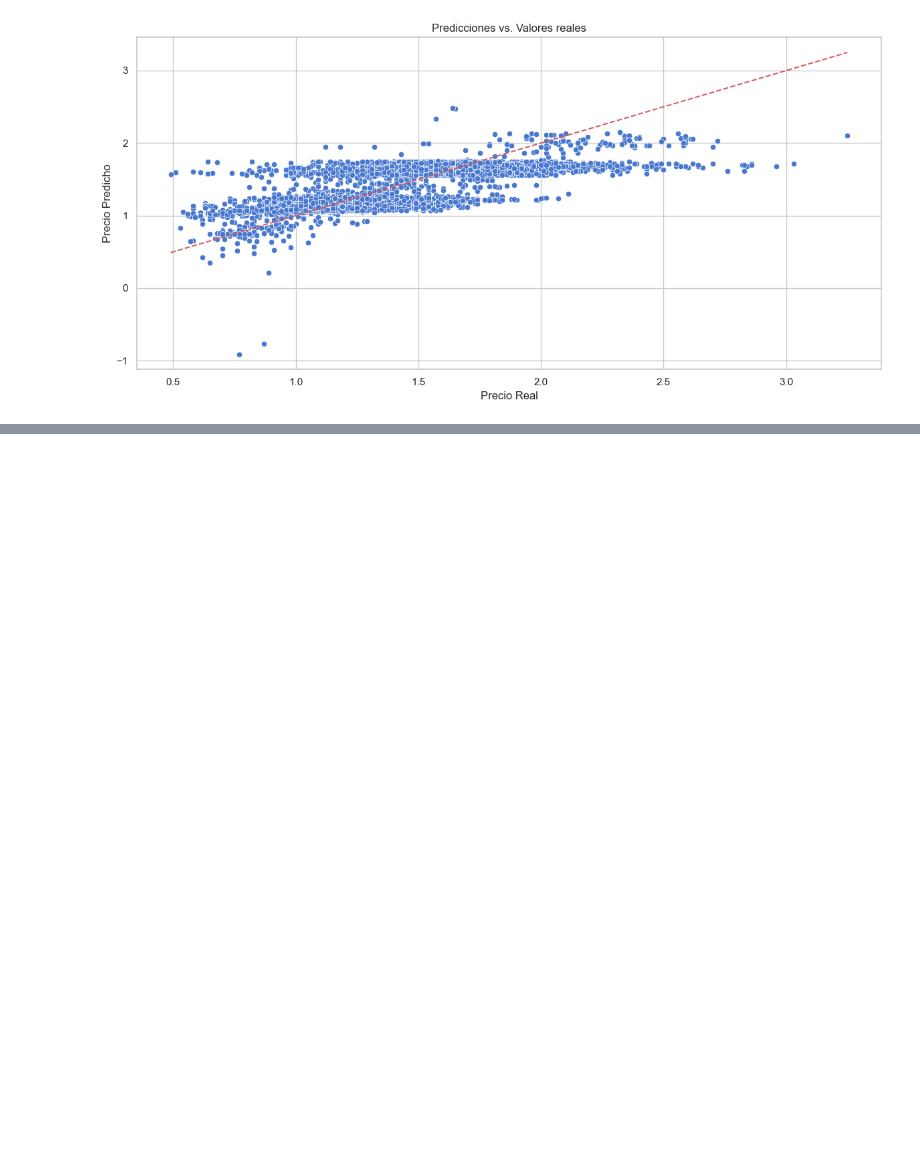
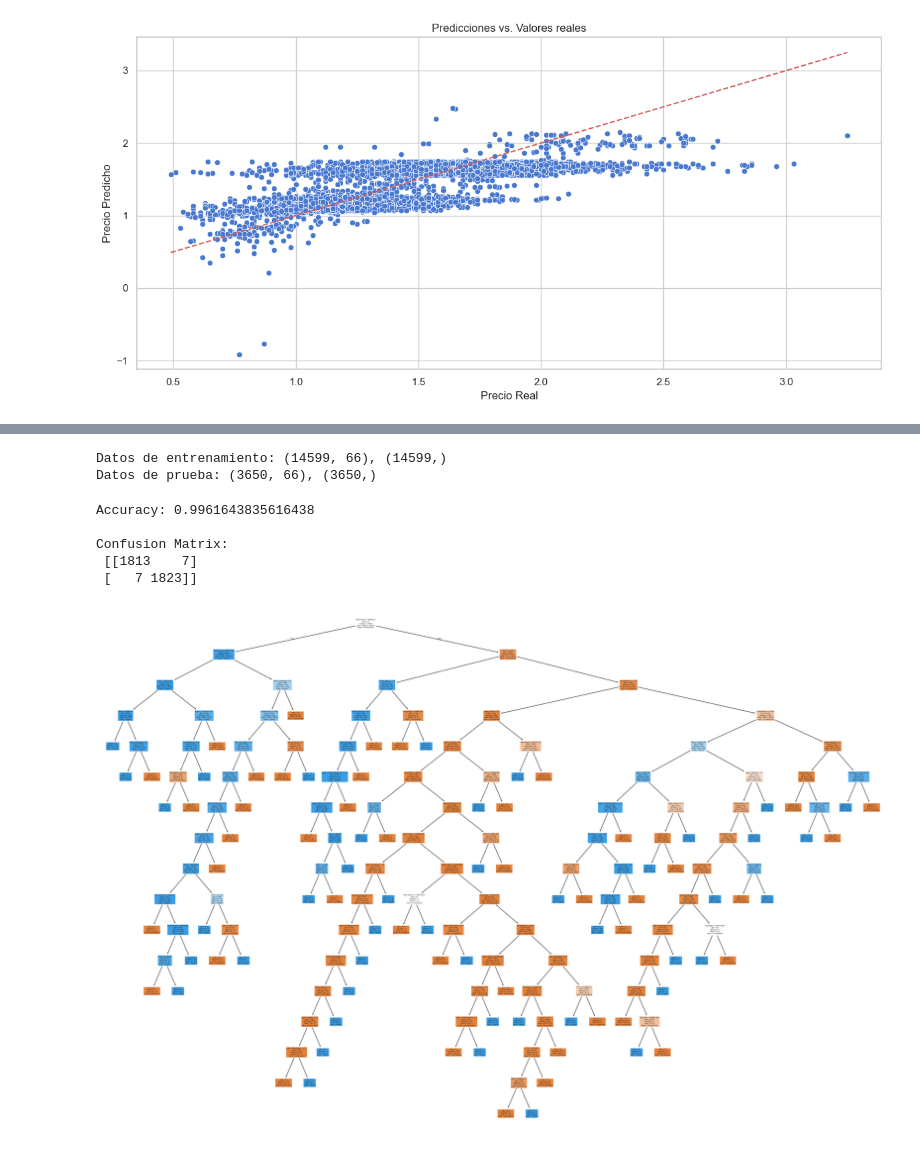
Before and after one commit to juancursed/avocado_prices, a Jupyter notebook: main.ipynb, the cells around one changed output, grey strips where cells are left out. Drawn from its saved outputs; the diff is of its cells as text; code cells hidden in the pictures; blank space fills up the shorter version.

```diff
--- a/main.ipynb
+++ b/main.ipynb
@@ -618,0 +736,55 @@ Nuevo R²: 0.5001
+# %%
+
+# ------------ Preparación de los datos ------------
+
+# Crear variables dummies para las columnas categóricas
+df_dummies_temp = pd.get_dummies(df, columns=['region'], drop_first=True)
+df_dummies = df_dummies_temp.drop(columns=['Date', 'year_month'])
+
+# Variable objetivo: 'type'
+# Convertir 'type' en numérico manualmente si aún no está: 'conventional' -> 0, 'organic' -> 1
+df_dummies['type'] = df_dummies['type'].map({'conventional': 0, 'organic': 1})
+
+# Separar X (características) e y (objetivo)
+X = df_dummies.drop(columns=['type'])
+y = df_dummies['type']
+
+# Dividir en entrenamiento y prueba
+X_train, X_test, y_train, y_test = train_test_split(X, y, test_size=0.2, random_state=42)
+
+print(f"Datos de entrenamiento: {X_train.shape}, {y_train.shape}")
+print(f"Datos de prueba: {X_test.shape}, {y_test.shape}")
+# %% [output]
+Datos de entrenamiento: (14599, 66), (14599,)
+Datos de prueba: (3650, 66), (3650,)
+# %%
+# Crear el modelo de Árbol de Decisión
+modelo_arbol = DecisionTreeClassifier(random_state=42)
+
+# Entrenar el modelo
+modelo_arbol.fit(X_train, y_train)
+
+# Predecir en los datos de prueba
+y_pred = modelo_arbol.predict(X_test)
+
+# ------------ Evaluación del modelo ------------
+
+# Imprimir métricas de evaluación
+print("Accuracy:", accuracy_score(y_test, y_pred))
+print("\nConfusion Matrix:\n", confusion_matrix(y_test, y_pred))
+#print("\nClassification Report:\n", classification_report(y_test, y_pred))
+# %% [output]
+Accuracy: 0.9961643835616438
+
+Confusion Matrix:
+ [[1813    7]
+ [   7 1823]]
+# %%
+from sklearn.tree import plot_tree
+import matplotlib.pyplot as plt
+
+plt.figure(figsize=(30,20))
+plot_tree(modelo_arbol, feature_names=X.columns, class_names=["Conventional", "Organic"], filled=True)
+plt.show()
+# %% [output]
+[figure, added]
```
Also changed, not shown: parts of 13 cells of this notebook, 1 other file.
